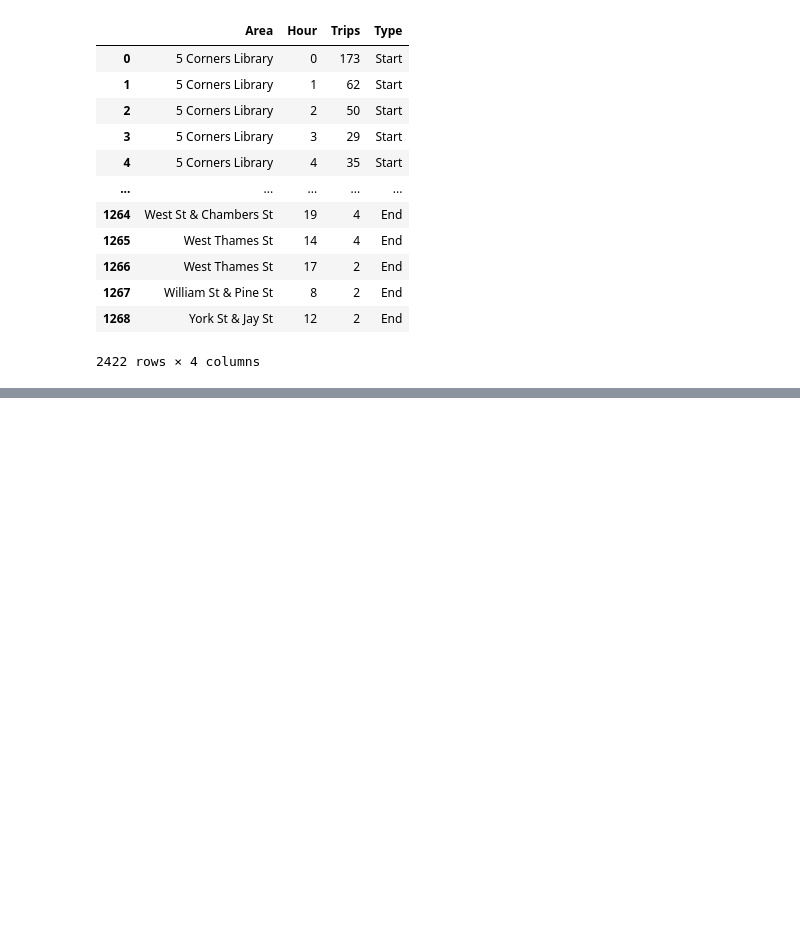
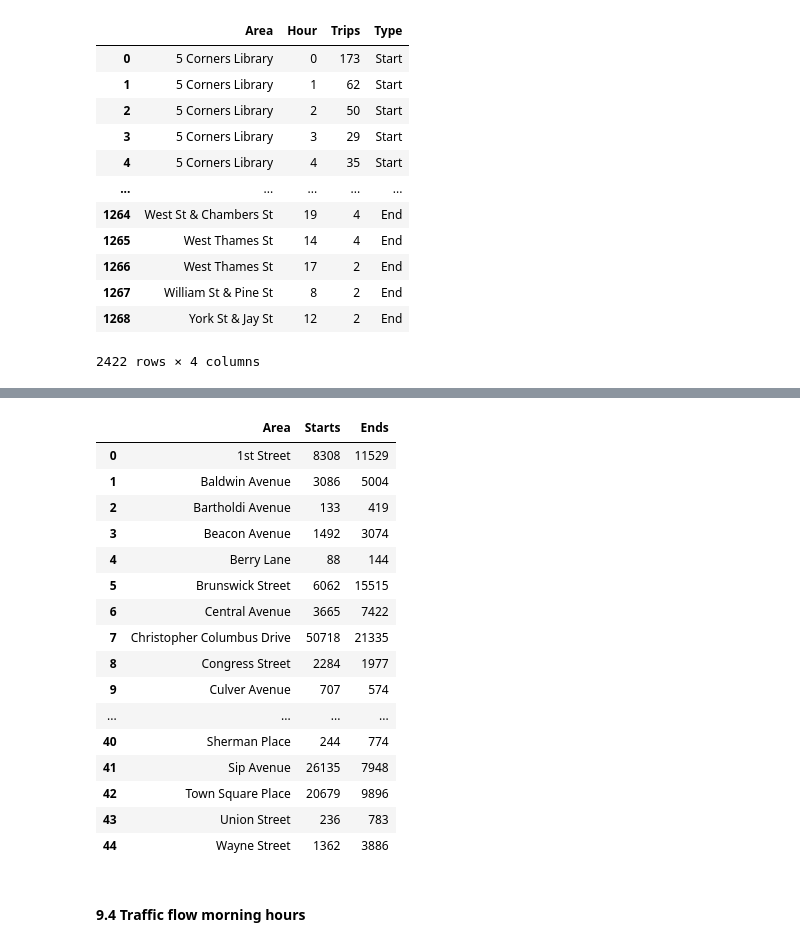
Before and after one commit to JanickiJ/E-Scooter-Data-Analysis, a Jupyter notebook: City_Bikes_Jersey_City.ipynb, the cells around one changed output, grey strips where cells are left out. Cells and saved outputs as stored; diff of their text form; code cells hidden in the pictures; blank space fills up the shorter version.

```diff
--- a/City_Bikes_Jersey_City.ipynb
+++ b/City_Bikes_Jersey_City.ipynb
@@ -839,0 +830,37 @@ for district in districts:
+# %%
+start_area = df[['Start Area Name', 'Hour']].groupby(["Start Area Name", "Hour"]).value_counts().reset_index()
+start_area.columns = ["Area", "Hour", "Trips"]
+
+end_area = df[['End Area Name', 'Hour']].groupby(["End Area Name", "Hour"]).value_counts().reset_index()
+end_area.columns = ["Area", "Hour", "Trips"]
+
+morning_start_area = start_area[(start_area["Hour"] >= 5) & (start_area["Hour"] <= 10)].groupby("Area").agg({"Trips": "sum"}).reset_index()
+morning_end_area = end_area[(end_area["Hour"] >= 5) & (end_area["Hour"] <= 10)].groupby("Area").agg({"Trips": "sum"}).reset_index()
+morning_start_area.columns = ["Area", "Starts"]
+morning_end_area.columns = ["Area", "Ends"]
+morning = pd.merge(morning_start_area, morning_end_area, on='Area')
+
+evening_start_area = start_area[(start_area["Hour"] >= 15) & (start_area["Hour"] <= 19)].groupby("Area").agg({"Trips": "sum"}).reset_index()
+evening_end_area = end_area[(end_area["Hour"] >= 15) & (end_area["Hour"] <= 19)].groupby("Area").agg({"Trips": "sum"}).reset_index()
+evening_start_area.columns = ["Area", "Starts"]
+evening_end_area.columns = ["Area", "Ends"]
+evening = pd.merge(evening_start_area, evening_end_area, on='Area')
+evening
+# %% [output]
+|  | Area | Starts | Ends |
+| 0 | 1st Street | 8308 | 11529 |
+| 1 | Baldwin Avenue | 3086 | 5004 |
+| 2 | Bartholdi Avenue | 133 | 419 |
+| 3 | Beacon Avenue | 1492 | 3074 |
+| 4 | Berry Lane | 88 | 144 |
+| 5 | Brunswick Street | 6062 | 15515 |
+| 6 | Central Avenue | 3665 | 7422 |
+| 7 | Christopher Columbus Drive | 50718 | 21335 |
+| 8 | Congress Street | 2284 | 1977 |
+| 9 | Culver Avenue | 707 | 574 |
+| ... | ... | ... | ... |
+| 40 | Sherman Place | 244 | 774 |
+| 41 | Sip Avenue | 26135 | 7948 |
+| 42 | Town Square Place | 20679 | 9896 |
+| 43 | Union Street | 236 | 783 |
+| 44 | Wayne Street | 1362 | 3886 |
@@ -839,0 +886,2 @@ for district in districts:
+# %% [markdown]
+#### 9.4 Traffic flow morning hours
```
Also changed, not shown: parts of 11 cells of this notebook.
